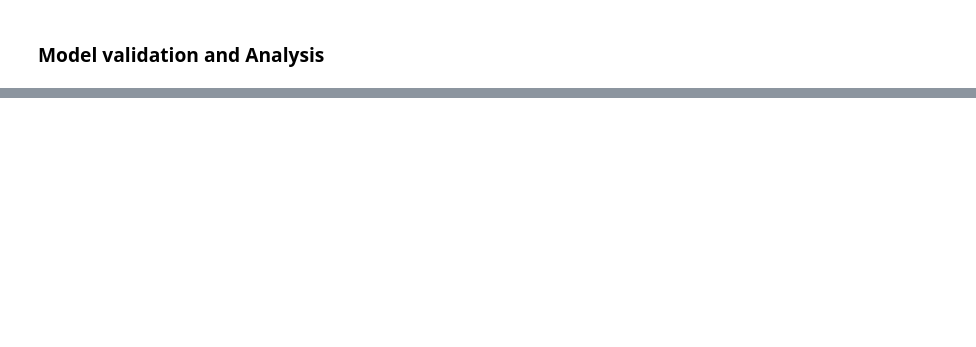
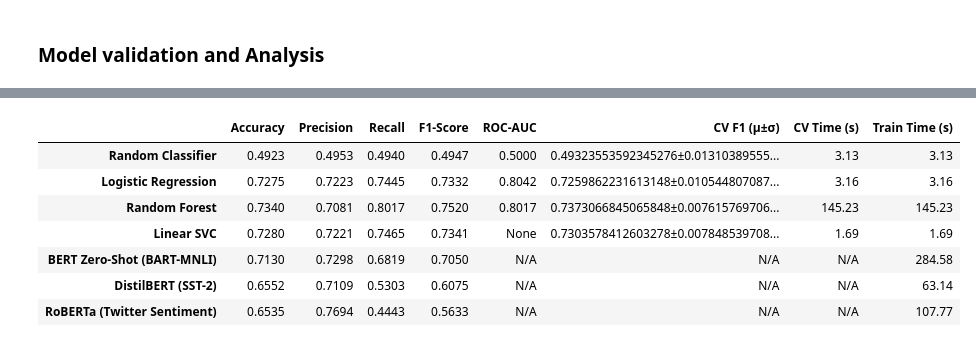
Before and after one commit to photoli93/nlp_twitter, a Jupyter notebook: notebooks/02_modeling.ipynb, the cells around one changed output, grey strips where cells are left out. Drawn from its saved outputs; the diff is of its cells as text; code cells hidden in the pictures; blank space fills up the shorter version.

```diff
--- a/notebooks/02_modeling.ipynb
+++ b/notebooks/02_modeling.ipynb
@@ -443,0 +455,73 @@ weighted avg       0.73      0.73      0.73      4000
+# %%
+# HuggingFace models
+hf_models_non_ft = {
+    "BERT Zero-Shot (BART-MNLI)": pipeline("zero-shot-classification",
+                                           model="facebook/bart-large-mnli"),
+    "DistilBERT (SST-2)": pipeline("sentiment-analysis",
+                                   model="distilbert-base-uncased-finetuned-sst-2-english"),
+    "RoBERTa (Twitter Sentiment)": pipeline("sentiment-analysis",
+                                            model="cardiffnlp/twitter-roberta-base-sentiment-latest")
+}
+
+hf_preds_non_ft = {}
+
+# Evaluation for each model
+for name, hf_pipe in hf_models_non_ft.items():
+    print(f"\nEvaluating {name}")
+    start = time.time()
+
+    # Retrieving test texts
+    test_texts = df_clean.loc[X_test.index, 'clean_text'].tolist()
+
+    # BERT Zero-Shot
+    if "Zero-Shot" in name:
+        candidate_labels = ["negative", "positive"]
+        preds = []
+        for text in test_texts:
+            result = hf_pipe(text, candidate_labels)
+            preds.append(1 if result["labels"][0].lower() == "positive" else 0)
+    else:
+        # DistilBERT / RoBERTa
+        results = hf_pipe(test_texts, truncation=True)
+        preds = [1 if r['label'].upper() == 'POSITIVE' else 0 for r in results]
+
+    hf_preds_non_ft[name] = preds
+    duration = time.time() - start
+
+    # Evaluation
+    acc = accuracy_score(y_test, preds)
+    prec = precision_score(y_test, preds, zero_division=0)
+    rec = recall_score(y_test, preds, zero_division=0)
+    f1 = f1_score(y_test, preds, zero_division=0)
+
+    final_results[name] = {
+        'accuracy': acc,
+        'precision': prec,
+        'recall': rec,
+        'f1': f1,
+        'roc_auc': "N/A",  # HuggingFace pipeline doesn't result proba directly
+        'cv_f1_mean': "N/A",
+        'cv_f1_std': "N/A",
+        'cv_time_sec': "N/A",
+        'train_time_sec': duration,
+        'best_params': {}
+    }
+
+# Update results
+metrics_df = pd.DataFrame({
+    name: {
+        'Accuracy': f"{res['accuracy']:.4f}" if isinstance(res['accuracy'], float) else res['accuracy'],
+        'Precision': f"{res['precision']:.4f}" if isinstance(res['precision'], float) else res['precision'],
+        'Recall': f"{res['recall']:.4f}" if isinstance(res['recall'], float) else res['recall'],
+        'F1-Score': f"{res['f1']:.4f}" if isinstance(res['f1'], float) else res['f1'],
+        'ROC-AUC': f"{res['roc_auc']:.4f}" if isinstance(res['roc_auc'], float) else res['roc_auc'],
+        'CV F1 (μ±σ)': f"{res['cv_f1_mean']}±{res['cv_f1_std']}" if res['cv_f1_mean'] != "N/A" else "N/A",
+        'CV Time (s)': f"{res['cv_time_sec']:.2f}" if isinstance(res['cv_time_sec'], float) else res['cv_time_sec'],
+        'Train Time (s)': f"{res['train_time_sec']:.2f}" if isinstance(res['train_time_sec'], float) else res['train_time_sec']
+    }
+    for name, res in final_results.items()
+}).T
+
+print("\n=== Final Model Performance (including HuggingFace models) ===")
+display(metrics_df)
+# %% [output]
@@ -443,0 +541,8 @@ weighted avg       0.73      0.73      0.73      4000
+|  | Accuracy | Precision | Recall | F1-Score | ROC-AUC | CV F1 (μ±σ) | CV Time (s) | Train Time (s) |
+| Random Classifier | 0.4923 | 0.4953 | 0.4940 | 0.4947 | 0.5000 | 0.49323553592345276±0.01310389555... | 3.13 | 3.13 |
+| Logistic Regression | 0.7275 | 0.7223 | 0.7445 | 0.7332 | 0.8042 | 0.7259862231613148±0.010544807087... | 3.16 | 3.16 |
+| Random Forest | 0.7340 | 0.7081 | 0.8017 | 0.7520 | 0.8017 | 0.7373066845065848±0.007615769706... | 145.23 | 145.23 |
+| Linear SVC | 0.7280 | 0.7221 | 0.7465 | 0.7341 | None | 0.7303578412603278±0.007848539708... | 1.69 | 1.69 |
+| BERT Zero-Shot (BART-MNLI) | 0.7130 | 0.7298 | 0.6819 | 0.7050 | N/A | N/A | N/A | 284.58 |
+| DistilBERT (SST-2) | 0.6552 | 0.7109 | 0.5303 | 0.6075 | N/A | N/A | N/A | 63.14 |
+| RoBERTa (Twitter Sentiment) | 0.6535 | 0.7694 | 0.4443 | 0.5633 | N/A | N/A | N/A | 107.77 |
```
Also changed, not shown: parts of 28 cells of this notebook.
